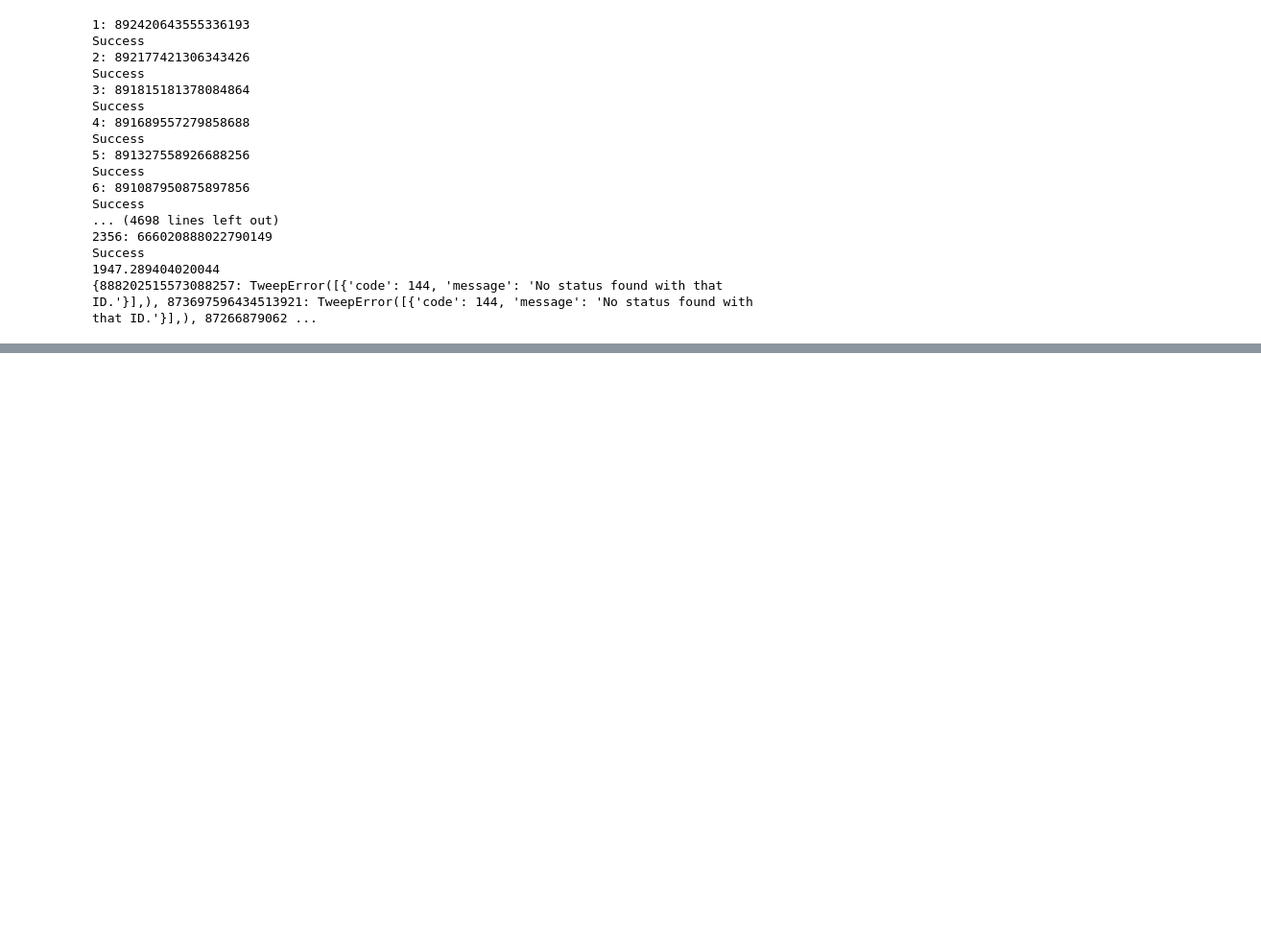
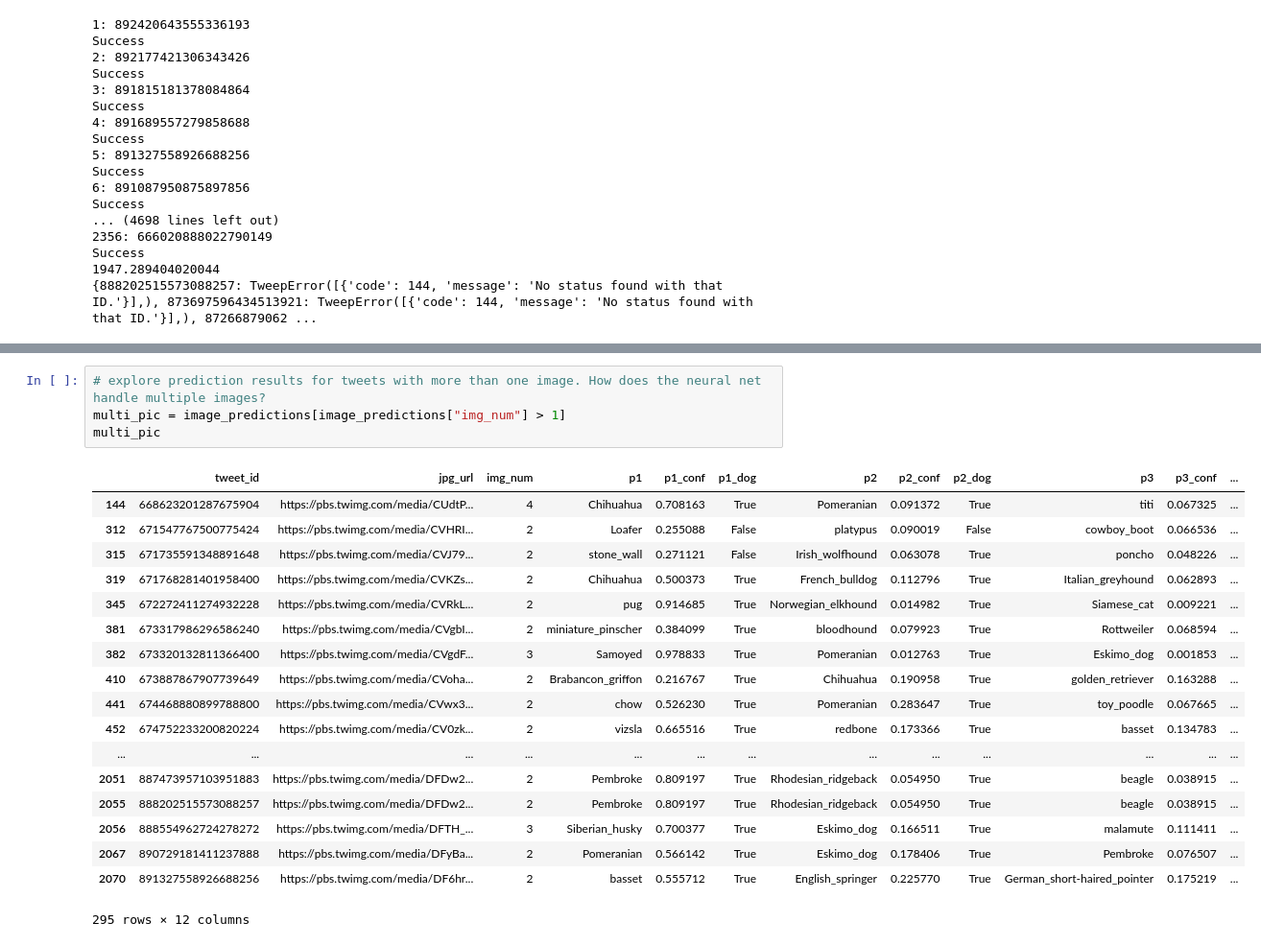
Before and after one commit to juliouribe/twitter-wrangling-project, a Jupyter notebook: wrangle_act.ipynb, the cells around one changed output, grey strips where cells are left out. Shown: that part at 96% size. Drawn from its saved outputs; the diff is of its cells as text; blank space fills up the shorter version.

```diff
--- a/wrangle_act.ipynb
+++ b/wrangle_act.ipynb
@@ -141,0 +357,23 @@ df_image_predictions.head()
+# %%
+# explore prediction results for tweets with more than one image. How does the neural net handle multiple images?
+multi_pic = image_predictions[image_predictions["img_num"] > 1]
+multi_pic
+# %% [output]
+|  | tweet_id | jpg_url | img_num | p1 | p1_conf | p1_dog | p2 | p2_conf | p2_dog | p3 | p3_conf | ... |
+| 144 | 668623201287675904 | https://pbs.twimg.com/media/CUdtP... | 4 | Chihuahua | 0.708163 | True | Pomeranian | 0.091372 | True | titi | 0.067325 | ... |
+| 312 | 671547767500775424 | https://pbs.twimg.com/media/CVHRI... | 2 | Loafer | 0.255088 | False | platypus | 0.090019 | False | cowboy_boot | 0.066536 | ... |
+| 315 | 671735591348891648 | https://pbs.twimg.com/media/CVJ79... | 2 | stone_wall | 0.271121 | False | Irish_wolfhound | 0.063078 | True | poncho | 0.048226 | ... |
+| 319 | 671768281401958400 | https://pbs.twimg.com/media/CVKZs... | 2 | Chihuahua | 0.500373 | True | French_bulldog | 0.112796 | True | Italian_greyhound | 0.062893 | ... |
+| 345 | 672272411274932228 | https://pbs.twimg.com/media/CVRkL... | 2 | pug | 0.914685 | True | Norwegian_elkhound | 0.014982 | True | Siamese_cat | 0.009221 | ... |
+| 381 | 673317986296586240 | https://pbs.twimg.com/media/CVgbI... | 2 | miniature_pinscher | 0.384099 | True | bloodhound | 0.079923 | True | Rottweiler | 0.068594 | ... |
+| 382 | 673320132811366400 | https://pbs.twimg.com/media/CVgdF... | 3 | Samoyed | 0.978833 | True | Pomeranian | 0.012763 | True | Eskimo_dog | 0.001853 | ... |
+| 410 | 673887867907739649 | https://pbs.twimg.com/media/CVoha... | 2 | Brabancon_griffon | 0.216767 | True | Chihuahua | 0.190958 | True | golden_retriever | 0.163288 | ... |
+| 441 | 674468880899788800 | https://pbs.twimg.com/media/CVwx3... | 2 | chow | 0.526230 | True | Pomeranian | 0.283647 | True | toy_poodle | 0.067665 | ... |
+| 452 | 674752233200820224 | https://pbs.twimg.com/media/CV0zk... | 2 | vizsla | 0.665516 | True | redbone | 0.173366 | True | basset | 0.134783 | ... |
+| ... | ... | ... | ... | ... | ... | ... | ... | ... | ... | ... | ... | ... |
+| 2051 | 887473957103951883 | https://pbs.twimg.com/media/DFDw2... | 2 | Pembroke | 0.809197 | True | Rhodesian_ridgeback | 0.054950 | True | beagle | 0.038915 | ... |
+| 2055 | 888202515573088257 | https://pbs.twimg.com/media/DFDw2... | 2 | Pembroke | 0.809197 | True | Rhodesian_ridgeback | 0.054950 | True | beagle | 0.038915 | ... |
+| 2056 | 888554962724278272 | https://pbs.twimg.com/media/DFTH_... | 3 | Siberian_husky | 0.700377 | True | Eskimo_dog | 0.166511 | True | malamute | 0.111411 | ... |
+| 2067 | 890729181411237888 | https://pbs.twimg.com/media/DFyBa... | 2 | Pomeranian | 0.566142 | True | Eskimo_dog | 0.178406 | True | Pembroke | 0.076507 | ... |
+| 2070 | 891327558926688256 | https://pbs.twimg.com/media/DF6hr... | 2 | basset | 0.555712 | True | English_springer | 0.225770 | True | German_short-haired_pointer | 0.175219 | ... |
+295 rows × 12 columns
```
Also changed, not shown: parts of 28 cells of this notebook.
